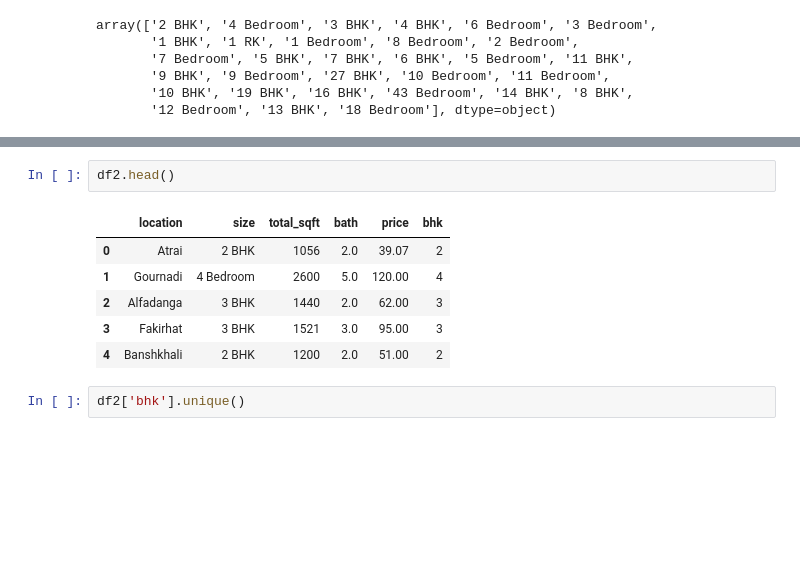
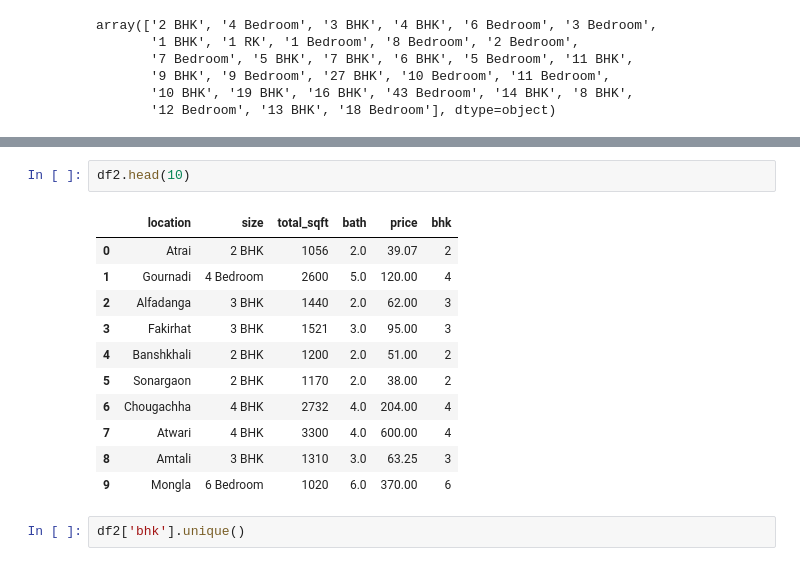
Before and after one commit to abdullah-hadi/Real-Estate-Price-Prediction, a Jupyter notebook: forbd(2).ipynb, the cells around one changed output, grey strips where cells are left out. Cells and saved outputs as stored; diff of their text form; blank space fills up the shorter version.

```diff
--- a/forbd(2).ipynb
+++ b/forbd(2).ipynb
@@ -74,12 +96,17 @@ See the caveats in the documentation: https://pandas.pydata.org/pandas-docs/stab
 # %%
-df2.head()
+df2.head(10)
 # %% [output]
 |  | location | size | total_sqft | bath | price | bhk |
 | 0 | Atrai | 2 BHK | 1056 | 2.0 | 39.07 | 2 |
 | 1 | Gournadi | 4 Bedroom | 2600 | 5.0 | 120.00 | 4 |
 | 2 | Alfadanga | 3 BHK | 1440 | 2.0 | 62.00 | 3 |
 | 3 | Fakirhat | 3 BHK | 1521 | 3.0 | 95.00 | 3 |
 | 4 | Banshkhali | 2 BHK | 1200 | 2.0 | 51.00 | 2 |
+| 5 | Sonargaon | 2 BHK | 1170 | 2.0 | 38.00 | 2 |
+| 6 | Chougachha | 4 BHK | 2732 | 4.0 | 204.00 | 4 |
+| 7 | Atwari | 4 BHK | 3300 | 4.0 | 600.00 | 4 |
+| 8 | Amtali | 3 BHK | 1310 | 3.0 | 63.25 | 3 |
+| 9 | Mongla | 6 Bedroom | 1020 | 6.0 | 370.00 | 6 |
 # %%
 df2['bhk'].unique()
 # %% [output]
```
Also changed, not shown: parts of 31 cells of this notebook, 1 other file.
